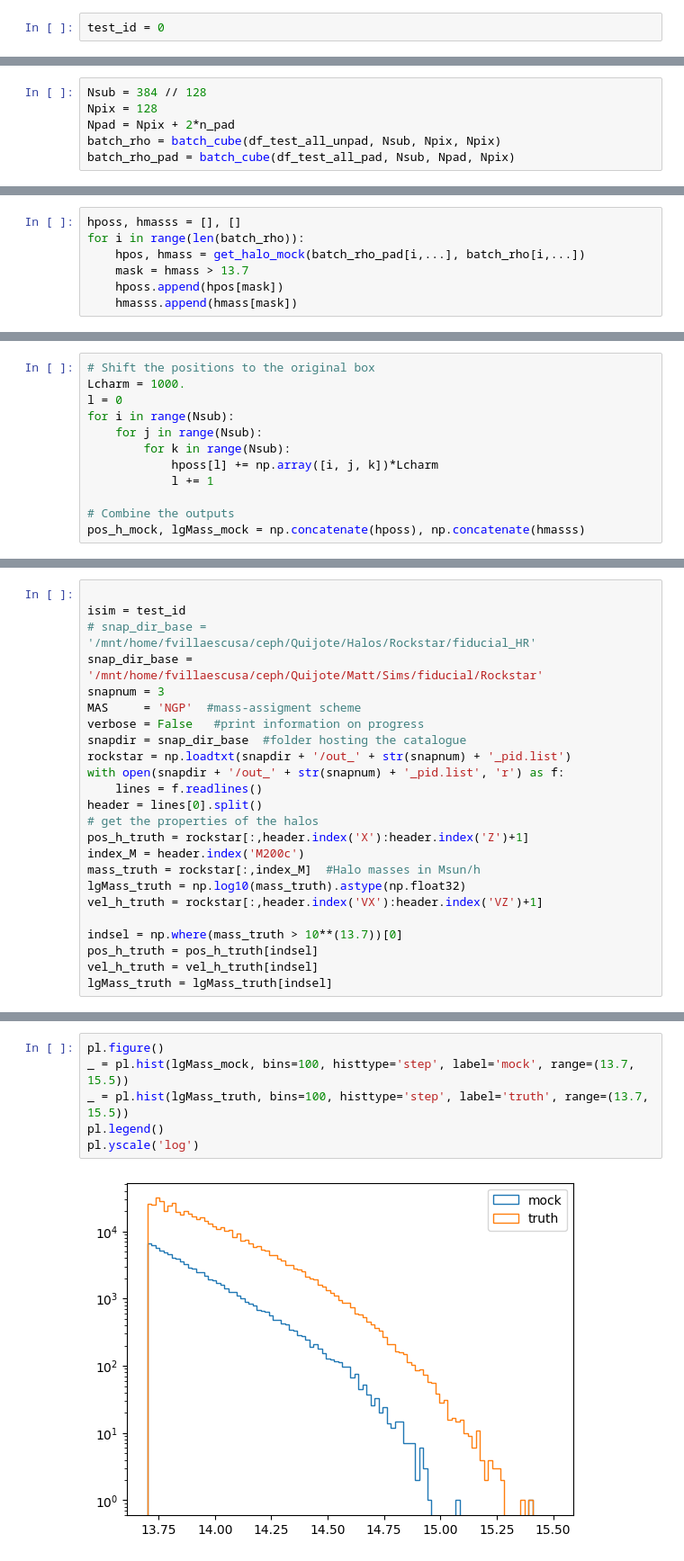
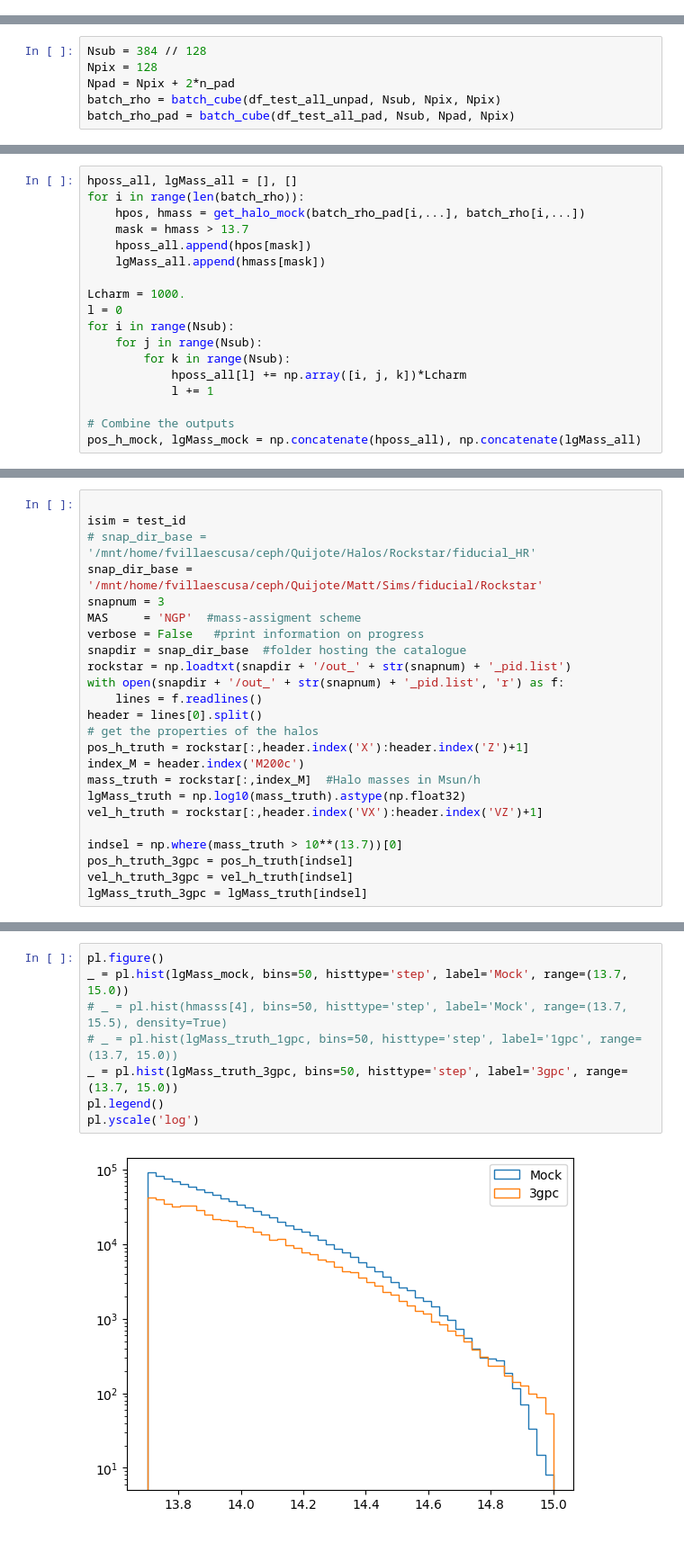
Before and after one commit to shivampcosmo/CHARM, a Jupyter notebook: notebooks/test_3gpc_mass_vel_charm.ipynb, the cells around one changed output, grey strips where cells are left out. Shown at 90% size. Cells and saved outputs as stored; diff of their text form.

```diff
--- a/notebooks/test_3gpc_mass_vel_charm.ipynb
+++ b/notebooks/test_3gpc_mass_vel_charm.ipynb
@@ -54,5 +51,3 @@ The autoreload extension is already loaded. To reload it, use:
-# %%
-test_id = 0
 # %%
 # run_config_name = 'TRAIN_MASS_FREECOSMO_cond_fastpm_ns128.yaml'
 run_config_name = 'TRAIN_MASS_FREECOSMO_cond_fastpm_ns128_lresdata.yaml'
@@ -465,7 +442,18 @@ def get_halo_mock(df_test_all_pad, df_test_all_unpad):
 # %%
-hposs, hmasss = [], []
+hposs_all, lgMass_all = [], []
 for i in range(len(batch_rho)):
     hpos, hmass = get_halo_mock(batch_rho_pad[i,...], batch_rho[i,...])
     mask = hmass > 13.7
-    hposs.append(hpos[mask])
-    hmasss.append(hmass[mask])
+    hposs_all.append(hpos[mask])
+    lgMass_all.append(hmass[mask])
+
+Lcharm = 1000.
+l = 0
+for i in range(Nsub):
+    for j in range(Nsub):
+        for k in range(Nsub):
+            hposs_all[l] += np.array([i, j, k])*Lcharm
+            l += 1
+
+# Combine the outputs
+pos_h_mock, lgMass_mock = np.concatenate(hposs_all), np.concatenate(lgMass_all)
@@ -477,12 +544,0 @@ array([13.107084, 12.932176, 12.927803, ..., 13.042448, 12.733576,
-# %%
-# Shift the positions to the original box
-Lcharm = 1000.
-l = 0
-for i in range(Nsub):
-    for j in range(Nsub):
-        for k in range(Nsub):
-            hposs[l] += np.array([i, j, k])*Lcharm
-            l += 1
-
-# Combine the outputs
-pos_h_mock, lgMass_mock = np.concatenate(hposs), np.concatenate(hmasss)
@@ -507,6 +567,6 @@ lgMass_truth = np.log10(mass_truth).astype(np.float32)
 vel_h_truth = rockstar[:,header.index('VX'):header.index('VZ')+1]
 
 indsel = np.where(mass_truth > 10**(13.7))[0]
-pos_h_truth = pos_h_truth[indsel]
-vel_h_truth = vel_h_truth[indsel]
-lgMass_truth = lgMass_truth[indsel]
+pos_h_truth_3gpc = pos_h_truth[indsel]
+vel_h_truth_3gpc = vel_h_truth[indsel]
+lgMass_truth_3gpc = lgMass_truth[indsel]
@@ -518,8 +597,10 @@ pos_h_mock.shape, lgMass_mock.shape, pos_h_truth.shape, lgMass_truth.shape, vel_
 # %%
 pl.figure()
-_ = pl.hist(lgMass_mock, bins=100, histtype='step', label='mock', range=(13.7, 15.5))
-_ = pl.hist(lgMass_truth, bins=100, histtype='step', label='truth', range=(13.7, 15.5))
+_ = pl.hist(lgMass_mock, bins=50, histtype='step', label='Mock', range=(13.7, 15.0))
+# _ = pl.hist(hmasss[4], bins=50, histtype='step', label='Mock', range=(13.7, 15.5), density=True)
+# _ = pl.hist(lgMass_truth_1gpc, bins=50, histtype='step', label='1gpc', range=(13.7, 15.0))
+_ = pl.hist(lgMass_truth_3gpc, bins=50, histtype='step', label='3gpc', range=(13.7, 15.0))
 pl.legend()
 pl.yscale('log')
 # %% [output]
-[figure, old version]
+[figure, new version]
```
Also changed, not shown: parts of 14 cells of this notebook, 10 other files.
